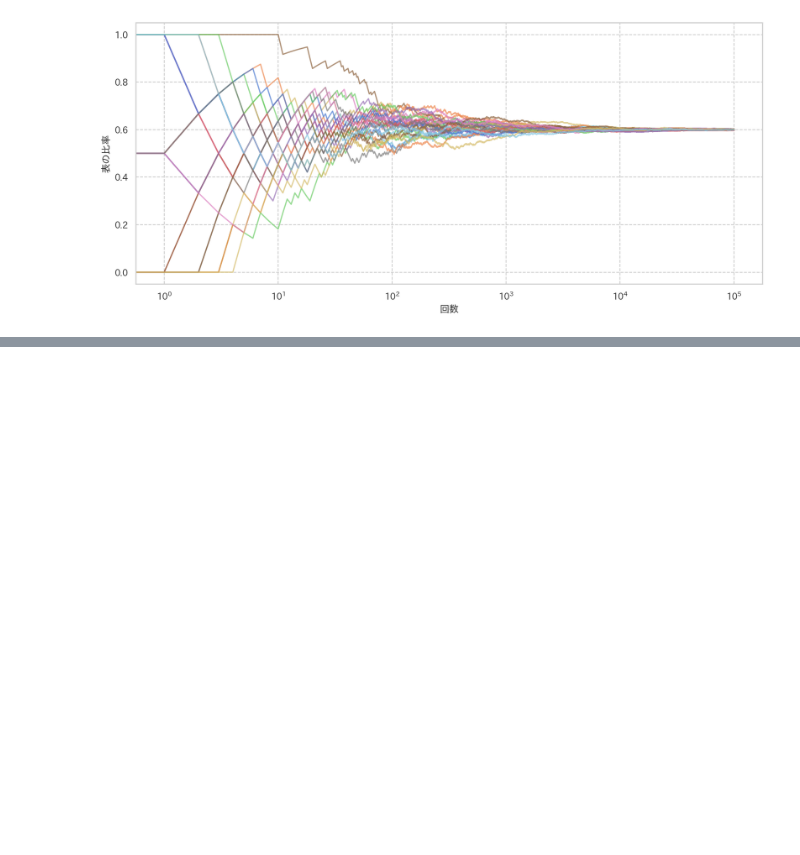
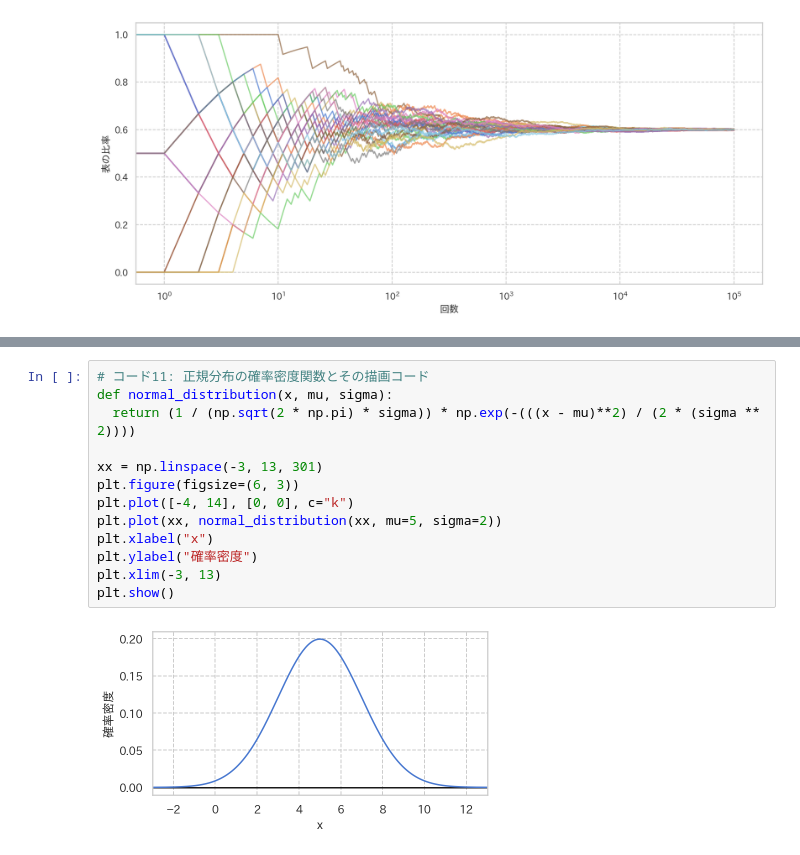
Before and after one commit to zfukuoka/Copying_a_sutra, a Jupyter notebook: SoftwareDesign202010_01/SoftwareDesign202010_0103.ipynb, the cells around one changed output, grey strips where cells are left out. Saved outputs shown, nothing was run; the diff lists cells and outputs as text; blank space fills up the shorter version.

```diff
--- a/SoftwareDesign202010_01/SoftwareDesign202010_0103.ipynb
+++ b/SoftwareDesign202010_01/SoftwareDesign202010_0103.ipynb
@@ -327,0 +328,15 @@ plt.show()
+# %%
+# コード11: 正規分布の確率密度関数とその描画コード
+def normal_distribution(x, mu, sigma):
+  return (1 / (np.sqrt(2 * np.pi) * sigma)) * np.exp(-(((x - mu)**2) / (2 * (sigma ** 2))))
+
+xx = np.linspace(-3, 13, 301)
+plt.figure(figsize=(6, 3))
+plt.plot([-4, 14], [0, 0], c="k")
+plt.plot(xx, normal_distribution(xx, mu=5, sigma=2))
+plt.xlabel("x")
+plt.ylabel("確率密度")
+plt.xlim(-3, 13)
+plt.show()
+# %% [output]
+[figure, added]
```
Also changed, not shown: parts of 2 cells of this notebook.
